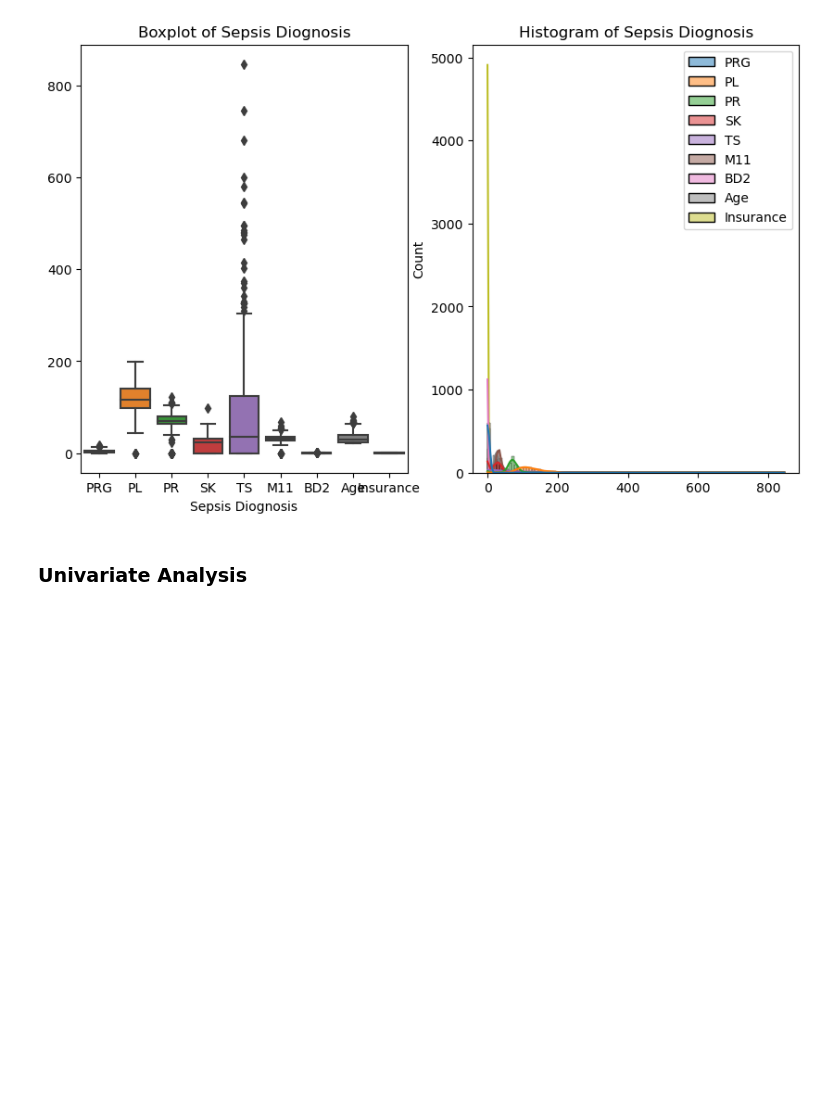
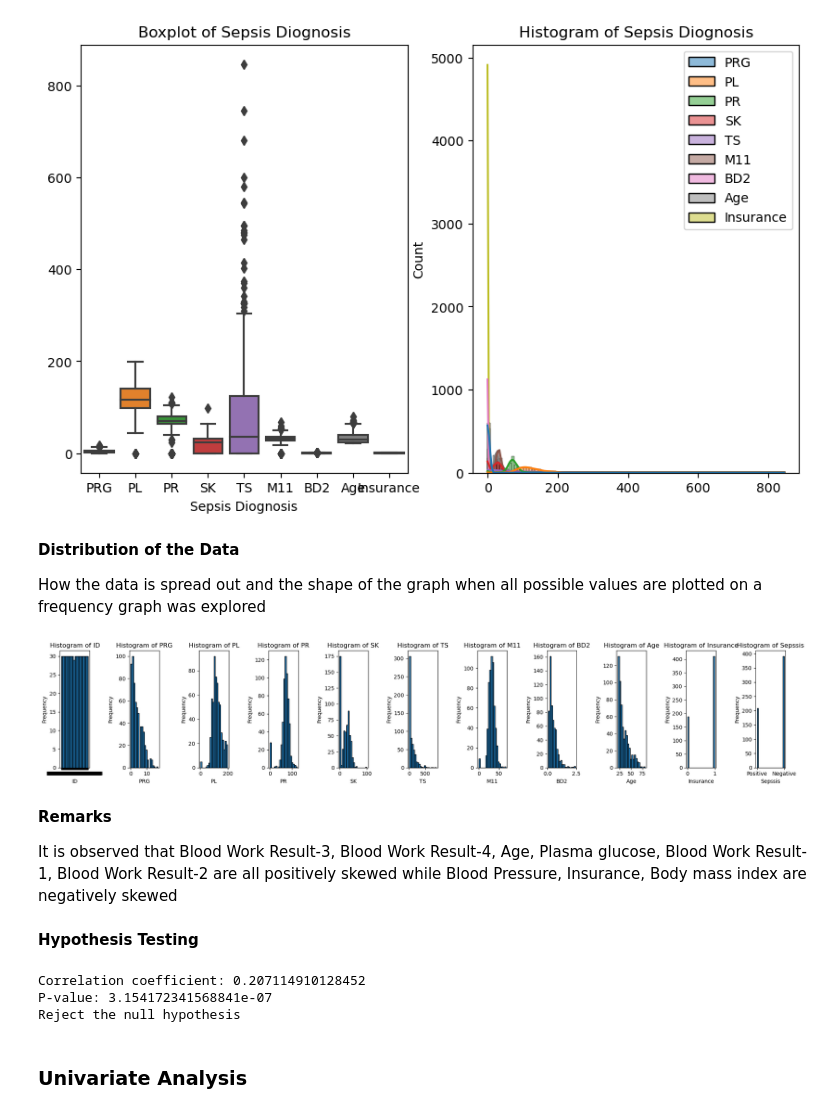
Before and after one commit to Ysafi1/MachineLearningModel_FastAPI, a Jupyter notebook: dev/main.ipynb, the cells around one changed output. Cells and saved outputs as stored; diff of their text form; code cells hidden in the pictures; blank space fills up the shorter version.

```diff
--- a/dev/main.ipynb
+++ b/dev/main.ipynb
@@ -231,6 +230,64 @@ plt.title("Histogram of Sepsis Diognosis")
 plt.show()
 # %% [output]
 [figure]
+# %% [markdown]
+**Distribution of the Data**
+
+How the data is spread out and the shape of the graph when all possible values are plotted on a frequency graph was explored
+# %%
+import matplotlib.pyplot as plt
+
+columns_to_plot = ['ID', 'PRG', 'PL', 'PR', 'SK', 'TS', 'M11', 'BD2', 'Age', 'Insurance', 'Sepssis']
+
+# Calculate the number of rows and columns needed based on the length of columns_to_plot
+num_columns = 11
+num_rows = (len(columns_to_plot) + num_columns - 1) // num_columns
+
+# Create subplots
+fig, axes = plt.subplots(nrows=num_rows, ncols=num_columns, figsize=(20, num_rows * 4))
+
+# Flatten the 2D array of subplots into a 1D array
+axes = axes.flatten()
+
+# Loop through columns and create histograms
+for i, column in enumerate(columns_to_plot):
+    axes[i].hist(df[column], bins=20, edgecolor='black')
+    axes[i].set_title(f'Histogram of {column}')
+    axes[i].set_xlabel(column)
+    axes[i].set_ylabel('Frequency')
+
+
+# Adjust layout
+plt.tight_layout()
+plt.show()
+# %% [output]
+[figure, added]
+# %% [markdown]
+**Remarks**
+
+It is observed that Blood Work Result-3, Blood Work Result-4, Age, Plasma glucose, Blood Work Result-1, Blood Work Result-2 are all positively skewed while Blood Pressure, Insurance, Body mass index are negatively skewed
+# %% [markdown]
+**Hypothesis Testing**
+# %%
+# Select the plasma glucose and sepsis columns from the dataset
+Plasma_Glucose = df['PRG']
+Sepsis = (df['Sepssis'] == 'Positive').astype(bool).astype(int)
+
+# Perform correlation analysis
+correlation, p_value = stats.pearsonr(Plasma_Glucose, Sepsis)
+
+# Print the correlation coefficient and p-value
+print("Correlation coefficient:", correlation)
+print("P-value:", p_value)
+
+if p_value > 0.05:
+    print('Fail to reject the null hypothesis. ')
+else:
+    print('Reject the null hypothesis')
+# %% [output]
+Correlation coefficient: 0.207114910128452
+P-value: 3.154172341568841e-07
+Reject the null hypothesis
 # %% [markdown]
 ### Univariate Analysis
 # %%
```
Also changed, not shown: parts of 40 cells of this notebook, 5 other files.
